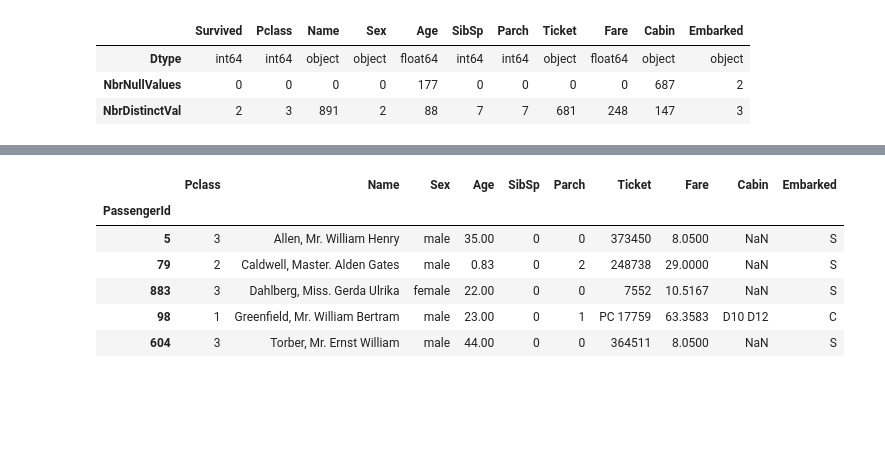
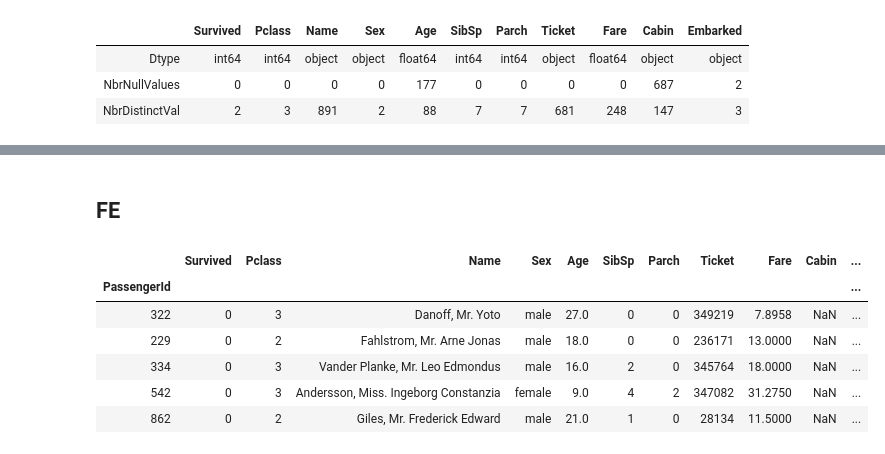
Before and after one commit to cedric-bertrand/DS-py, a Jupyter notebook: titanic/titanic_pipelines.ipynb, the cells around one changed output, grey strips where cells are left out. Saved outputs shown, nothing was run; the diff lists cells and outputs as text; code cells hidden in the pictures; blank space fills up the shorter version.

```diff
--- a/titanic/titanic_pipelines.ipynb
+++ b/titanic/titanic_pipelines.ipynb
@@ -65,11 +67,29 @@ sns.catplot(x='Sex', y='Age', hue='Survived', data=dataset, kind='swarm');
-# %%
-X_train, X_valid, y_train, y_valid = train_test_split(dataset[features], dataset[[target]], test_size=0.25)
-X_train.head()
-# %% [output]
-|  | Pclass | Name | Sex | Age | SibSp | Parch | Ticket | Fare | Cabin | Embarked |
-| PassengerId |  |  |  |  |  |  |  |  |  |  |
-| 5 | 3 | Allen, Mr. William Henry | male | 35.00 | 0 | 0 | 373450 | 8.0500 | NaN | S |
-| 79 | 2 | Caldwell, Master. Alden Gates | male | 0.83 | 0 | 2 | 248738 | 29.0000 | NaN | S |
-| 883 | 3 | Dahlberg, Miss. Gerda Ulrika | female | 22.00 | 0 | 0 | 7552 | 10.5167 | NaN | S |
-| 98 | 1 | Greenfield, Mr. William Bertram | male | 23.00 | 0 | 1 | PC 17759 | 63.3583 | D10 D12 | C |
-| 604 | 3 | Torber, Mr. Ernst William | male | 44.00 | 0 | 0 | 364511 | 8.0500 | NaN | S |
+# %% [markdown]
+## FE
+# %%
+def prepare_data(data):
+    df = data.copy()
+    df['FamilySize'] = df['SibSp'] + df['Parch'] + 1
+    df['FamilyName'] = df['Name'].apply(lambda x: x.split(',')[0])
+    # remove left/right space characters, and replace other space characters with an underscore
+    df['FamilyName'] = df['FamilyName'].apply(lambda x: x.strip().replace(' ', '_'))
+
+    df['Title'] = df['Name'].apply(lambda x: x.split(',')[1].split('.')[0].strip())
+    # group similar values
+    df['Title'].replace(['Mr','Don','Rev','Dr','Major','Sir','Col','Capt','Jonkheer'], 'Mr', inplace=True)
+    df['Title'].replace(['Mrs','Mme','Lady','the Countess','Dona'], 'Mrs', inplace=True)
+    df['Title'].replace(['Miss','Ms','Mlle'], 'Miss', inplace=True)
+    # passenger 797 Dr. Leader is a female and is misclassified. Should be corrected
+    df.loc[(df.Sex == 'female') & (df.Title == 'Mr'), 'Title'] = 'Mrs'
+    return df
+
+data_prepared = prepare_data(dataset)
+data_prepared.sample(5)
+# %% [output]
+|  | Survived | Pclass | Name | Sex | Age | SibSp | Parch | Ticket | Fare | Cabin | ... |
+| PassengerId |  |  |  |  |  |  |  |  |  |  | ... |
+| 322 | 0 | 3 | Danoff, Mr. Yoto | male | 27.0 | 0 | 0 | 349219 | 7.8958 | NaN | ... |
+| 229 | 0 | 2 | Fahlstrom, Mr. Arne Jonas | male | 18.0 | 0 | 0 | 236171 | 13.0000 | NaN | ... |
+| 334 | 0 | 3 | Vander Planke, Mr. Leo Edmondus | male | 16.0 | 2 | 0 | 345764 | 18.0000 | NaN | ... |
+| 542 | 0 | 3 | Andersson, Miss. Ingeborg Constanzia | female | 9.0 | 4 | 2 | 347082 | 31.2750 | NaN | ... |
+| 862 | 0 | 2 | Giles, Mr. Frederick Edward | male | 21.0 | 1 | 0 | 28134 | 11.5000 | NaN | ... |
```
Also changed, not shown: parts of 18 cells of this notebook.
